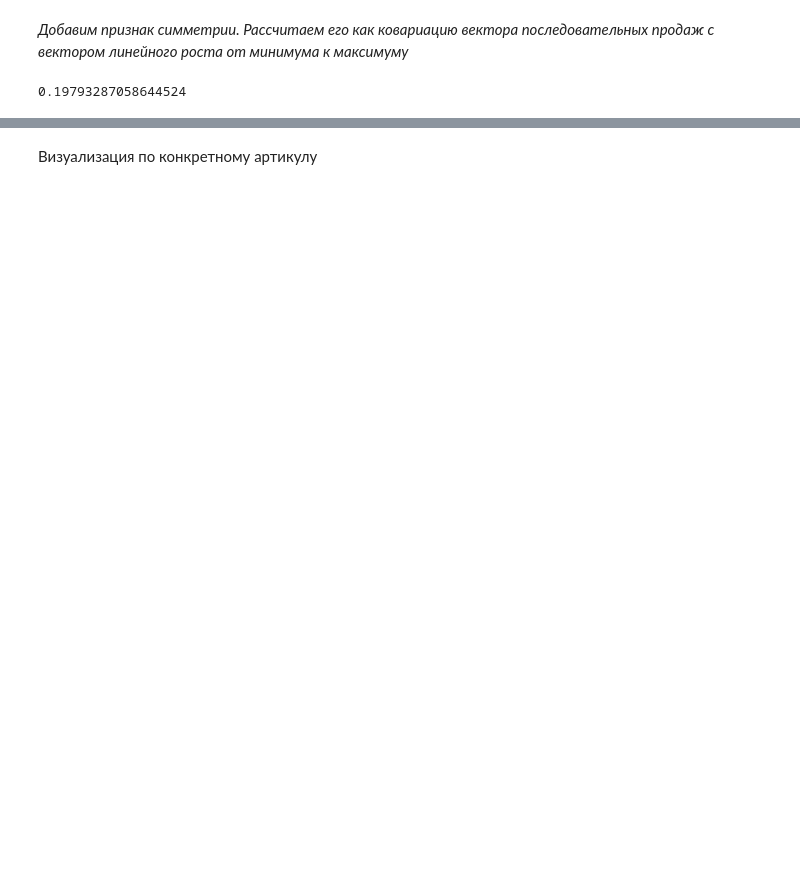
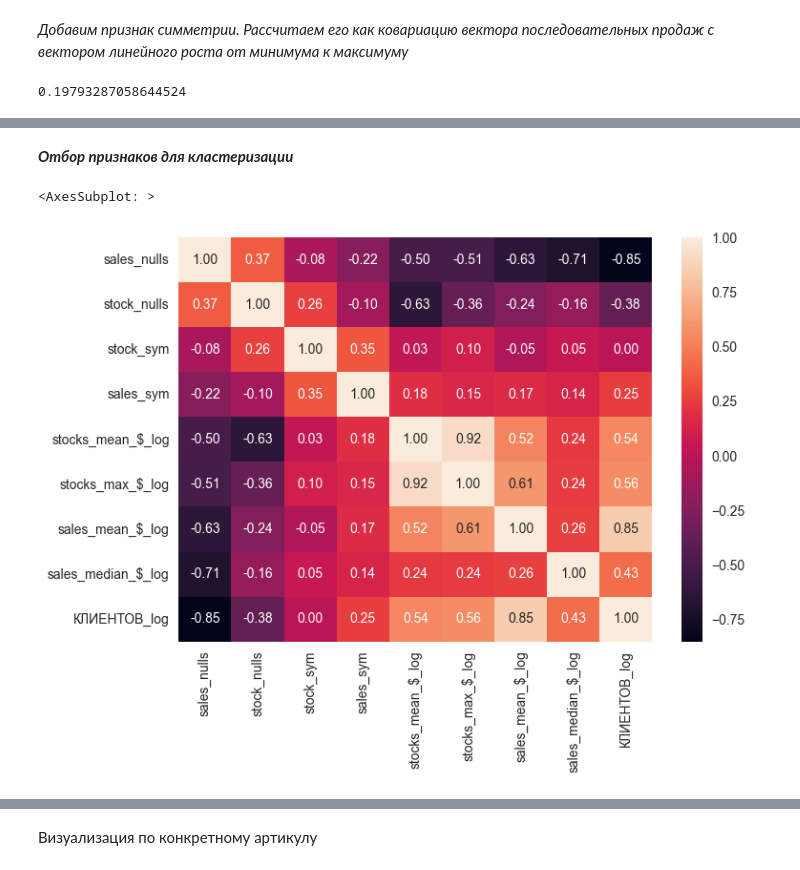
Before and after one commit to killri/sf_data_science, a Jupyter notebook: DS_Mystery/Asia stock management/Asia_stocks.ipynb, the cells around one changed output, grey strips where cells are left out. Cells and saved outputs as stored; diff of their text form; code cells hidden in the pictures; blank space fills up the shorter version.

```diff
--- a/DS_Mystery/Asia stock management/Asia_stocks.ipynb
+++ b/DS_Mystery/Asia stock management/Asia_stocks.ipynb
@@ -224,0 +300,11 @@ piv_nom.head()
+# %% [markdown]
+***Отбор признаков для кластеризации***
+# %%
+features = ['sales_nulls', 'stock_nulls', 'stock_sym', 'sales_sym',
+       'stocks_mean_$_log', 'stocks_max_$_log', 'sales_mean_$_log', 'sales_median_$_log', 'КЛИЕНТОВ_log']
+
+clust_data = piv_nom[features]
+sns.heatmap(clust_data.corr(), annot=True, fmt='.2f')
+# %% [output]
+<AxesSubplot: >
+[figure, added]
```
Also changed, not shown: parts of 29 cells of this notebook.
